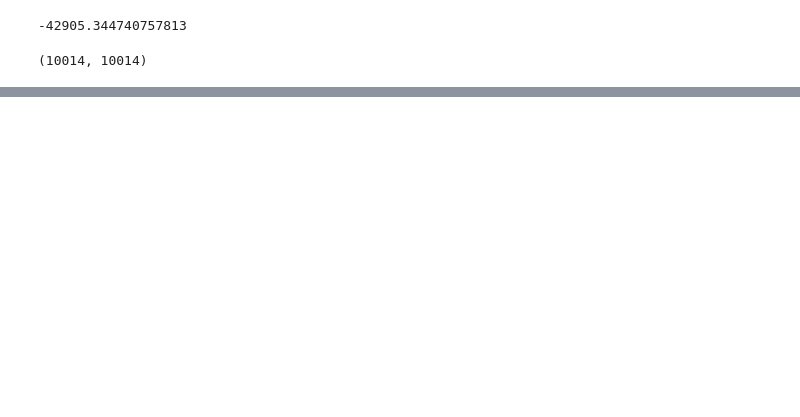
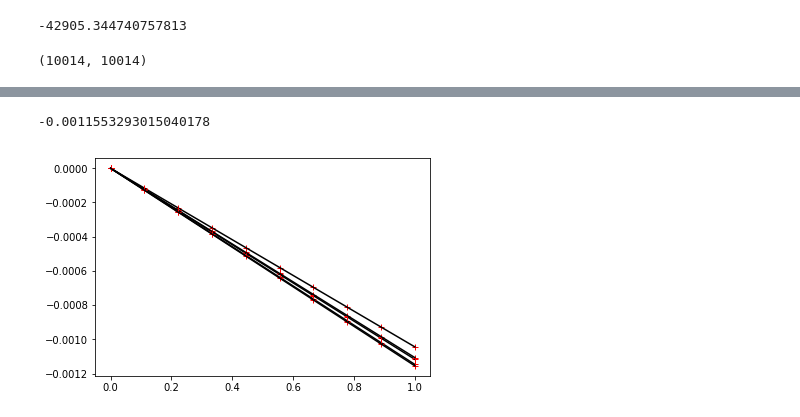
Before and after one commit to rgiordan/LinearResponseVariationalBayes.py, a Jupyter notebook: Models/LogisticGLMM/BootstrapLogisticGLMM.ipynb, the cells around one changed output, grey strips where cells are left out. Cells and saved outputs as stored; diff of their text form; code cells hidden in the pictures; blank space fills up the shorter version.

```diff
--- a/Models/LogisticGLMM/BootstrapLogisticGLMM.ipynb
+++ b/Models/LogisticGLMM/BootstrapLogisticGLMM.ipynb
@@ -219,12 +231,12 @@ Optimization terminated successfully.
 # %%
 # Get a sparse Jacobian.
-sparse_model = logit_glmm.SparseModelObjective(
-    model.glmm_par, model.prior_par, model.x_mat, model.y_vec, model.y_g_vec,
-    num_gh_points=model.num_gh_points, num_groups=1)
+# sparse_model = logit_glmm.SparseModelObjective(
+#     model.glmm_par, model.prior_par, model.x_mat, model.y_vec, model.y_g_vec,
+#     num_gh_points=model.num_gh_points, num_groups=1)
 
-sparse_model.glmm_par.set_free(model.glmm_par.get_free())
+# sparse_model.glmm_par.set_free(model.glmm_par.get_free())
 jac_time = time.time()
-weight_jacobian = sparse_model.get_sparse_weight_free_jacobian(print_every_n=100)
+weight_jacobian = model.get_sparse_weight_free_jacobian(base_free_par, print_every_n=100)
 jac_time = time.time() - jac_time
 
 print('Jacobian time: ', jac_time)
@@ -292,3 +354,31 @@ boot_free_par = glmm_par_opt_boot.x
+# %%
+moment_vec = moment_wrapper.get_moment_vector_from_free(base_free_par)
+
+num_t = 10
+moment_vec_pert_list = []
+t_list = np.linspace(0, 1, num_t)
+for t in t_list:
+    moment_vec_pert_list.append(
+        moment_wrapper.get_moment_vector_from_free(base_free_par + t * lr_param_diff) -
+        moment_vec)
+
+derivs = moment_jac_sp * lr_param_diff
+# %%
+
+# offset = 2000
+# for ind in range(offset, offset + 50):
+#     plt.plot(t_list, [moment_vec_pert_list[i][ind] for i in range(num_t)])
+
+plt.figure()
+offset = 500
+for ind in range(offset, offset + 5):
+    plt.plot(t_list, [moment_vec_pert_list[i][ind] for i in range(num_t)], 'r+')
+    plt.plot(t_list, t_list * derivs[ind], 'k')
+
+derivs[ind]
+# %% [output]
+-0.0011553293015040178
+[figure, added]
 # %%
 # The actual change in the moment vectors.
 moment_vec = moment_wrapper.get_moment_vector_from_free(base_free_par)
```
Also changed, not shown: parts of 13 cells of this notebook, 1 other file.
